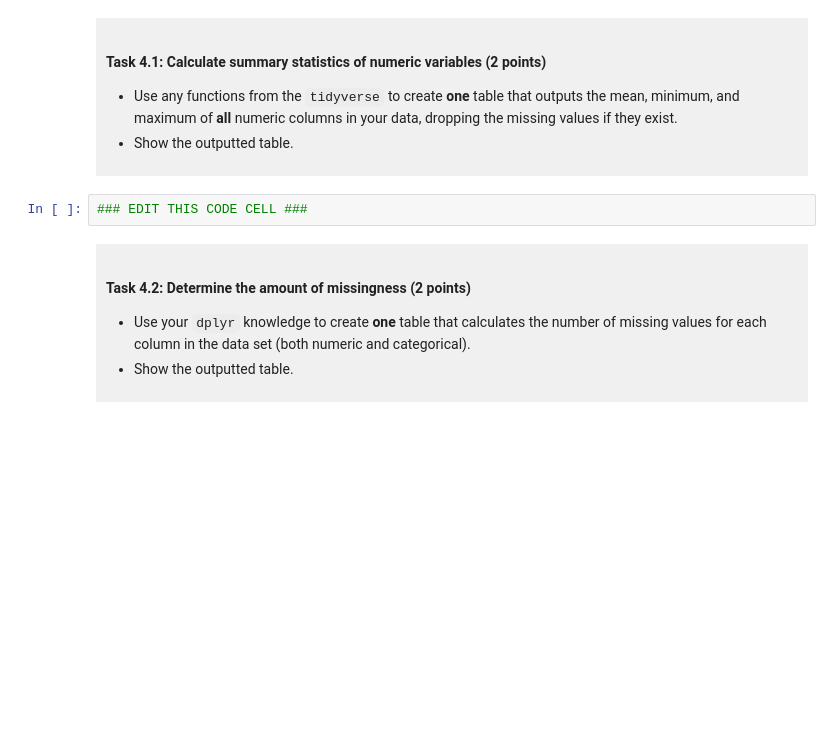
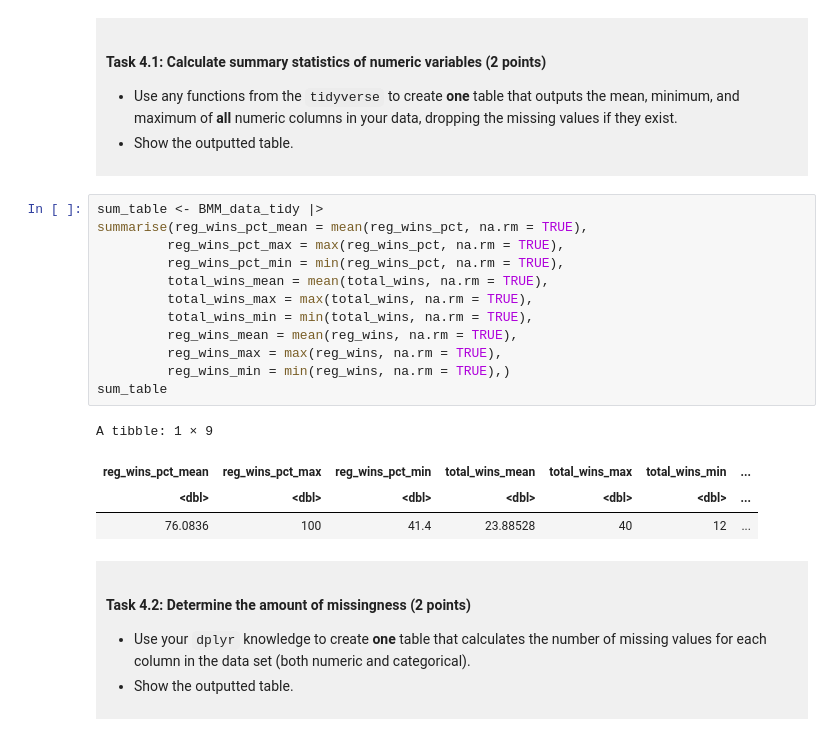
Before and after one commit to zxxxxx544/DSCI-100-Project-Zihao-Liu, a Jupyter notebook: dsci-100-project-notebook.ipynb, the cells around one changed output. Cells and saved outputs as stored; diff of their text form; blank space fills up the shorter version.

Commit message:
first step for summarization
summarised the table at first, need to revise it later.

```diff
--- a/dsci-100-project-notebook.ipynb
+++ b/dsci-100-project-notebook.ipynb
@@ -255,7 +264,22 @@ You will refine your research question (if needed) and produce a tidy data set.
 
 </div>
 # %%
-### EDIT THIS CODE CELL ###
+sum_table <- BMM_data_tidy |>
+summarise(reg_wins_pct_mean = mean(reg_wins_pct, na.rm = TRUE),
+         reg_wins_pct_max = max(reg_wins_pct, na.rm = TRUE),
+         reg_wins_pct_min = min(reg_wins_pct, na.rm = TRUE),
+         total_wins_mean = mean(total_wins, na.rm = TRUE),
+         total_wins_max = max(total_wins, na.rm = TRUE),
+         total_wins_min = min(total_wins, na.rm = TRUE),
+         reg_wins_mean = mean(reg_wins, na.rm = TRUE),
+         reg_wins_max = max(reg_wins, na.rm = TRUE),
+         reg_wins_min = min(reg_wins, na.rm = TRUE),)
+sum_table
+# %% [output]
+A tibble: 1 × 9
+| reg_wins_pct_mean | reg_wins_pct_max | reg_wins_pct_min | total_wins_mean | total_wins_max | total_wins_min | ... |
+| <dbl> | <dbl> | <dbl> | <dbl> | <dbl> | <dbl> | ... |
+| 76.0836 | 100 | 41.4 | 23.88528 | 40 | 12 | ... |
 # %% [markdown]
 <div style="background-color: #f0f0f0; padding: 10px;">
 
```
Also changed, not shown: parts of 1 cell of this notebook.
